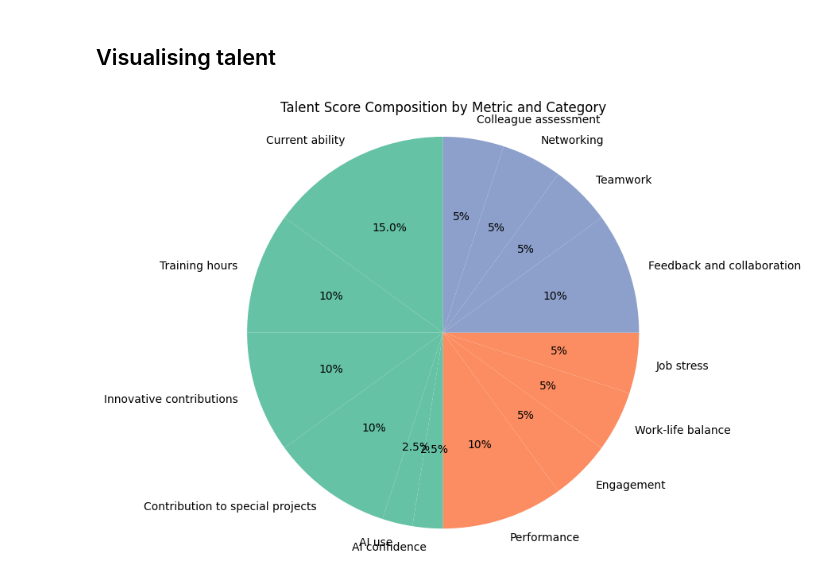
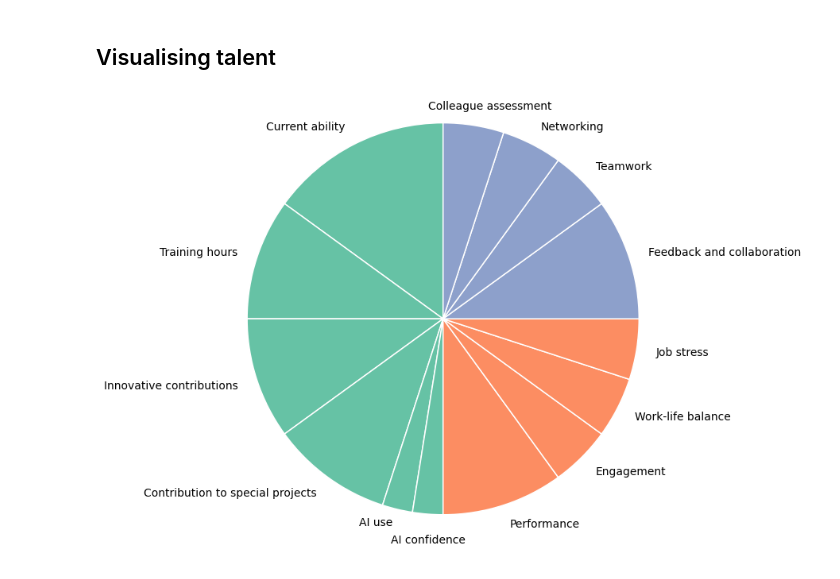
Before and after one commit to DovydasVe/HR_analytics_protecting_talent, a Jupyter notebook: Talent_analysis.ipynb, the cells around one changed output. Saved outputs shown, nothing was run; the diff lists cells and outputs as text; code cells hidden in the pictures.

Commit message:
Finalised talent formula graph

```diff
--- a/Talent_analysis.ipynb
+++ b/Talent_analysis.ipynb
@@ -66,44 +69,47 @@ df["is_talent"] = (df["talent_score"] >= threshold).astype(int)
 # %% [markdown]
 ## Visualising talent
 # %%
-import matplotlib.pyplot as plt
-import seaborn as sns
-
-def autopct_fmt(pct):
-    if pct.is_integer():
-        return f"{int(pct)}%"
-    else:
-        return f"{pct:.1f}%"
-
 labels = []
 sizes = []
 colors = []
 
-palette = sns.color_palette("Set2")
-color_map = {
-    "Technical score": palette[0],
-    "Personal score": palette[1],
-    "Interpersonal score": palette[2],
-}
+palette = sns.color_palette("Set2", n_colors=3)
+color_map = dict(zip(talent_dict.keys(), palette))
 
 for category, metrics in talent_dict.items():
     for metric, value in metrics.items():
         labels.append(metric)
         sizes.append(value)
         colors.append(color_map[category])
 
-plt.figure(figsize=(7,7))
-
-plt.pie(
+plt.figure(figsize=(7, 7))
+wedges, texts = plt.pie(
     sizes,
     labels=labels,
     colors=colors,
-    autopct=autopct_fmt,
-    startangle=90
+    textprops={"color": "black", "fontsize": 10},
+    wedgeprops={"edgecolor": (1,1,1,1), "linewidth":1.1},
+    startangle=90,
+    labeldistance=1.1,
 )
 
-plt.title("Talent Score Composition by Metric and Category")
+for text in texts:
+    if text.get_text() == "AI use":
+        x, y = text.get_position()
+        text.set_position((x, y + 0.03))
+    elif text.get_text() == "AI confidence":
+        x, y = text.get_position()
+        text.set_position((x + 0.2, y - 0.03))
+    elif text.get_text() == "Colleague assessment":
+        x, y = text.get_position()
+        text.set_position((x - 0.25, y))
+
+# circle = plt.Circle((0,0), 1, transform=plt.gca().transData,
+#                     fill=False, color="black", linewidth=2)
+# plt.gca().add_artist(circle)
+
+# plt.title("Talent Score Composition by Metric and Category")
 plt.axis("equal")
 plt.show()
 # %% [output]
-[figure, old version]
+[figure, new version]
```
Also changed, not shown: parts of 3 cells of this notebook.
